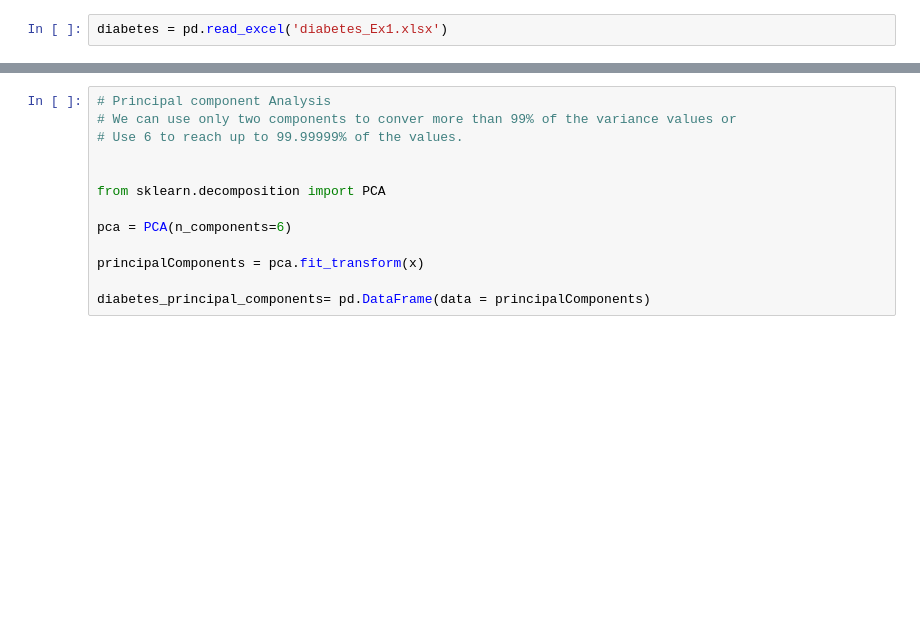
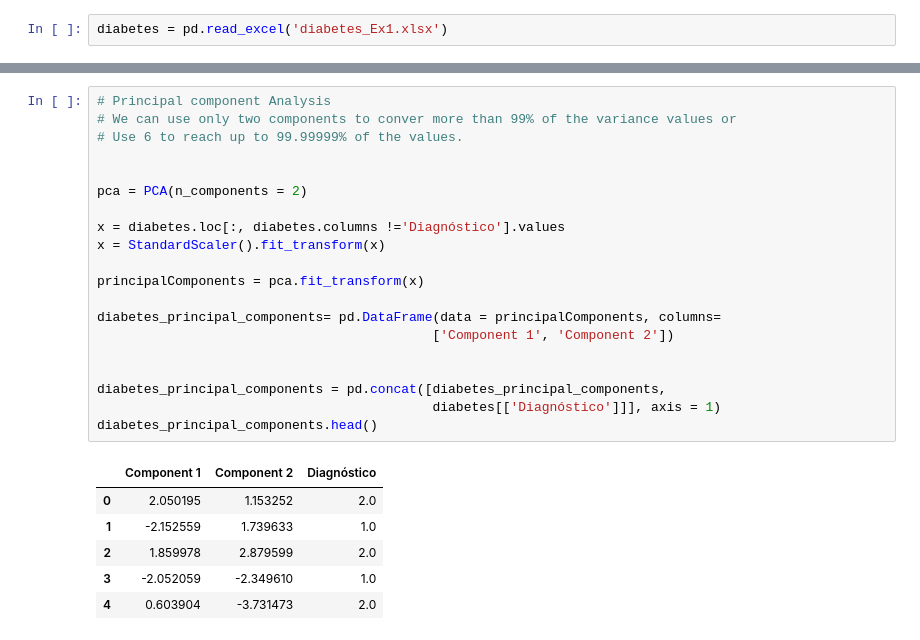
Before and after one commit to carvalheirafc/deep_learning_stuff, a Jupyter notebook: diabetes/statistical_analysis/diabetes_pca_analysis.ipynb, the cells around one changed output, grey strips where cells are left out. Drawn from its saved outputs; the diff is of its cells as text; blank space fills up the shorter version.

```diff
--- a/diabetes/statistical_analysis/diabetes_pca_analysis.ipynb
+++ b/diabetes/statistical_analysis/diabetes_pca_analysis.ipynb
@@ -72,13 +65,27 @@ Y Matrix >> (768, 1)
 # %%
 # Principal component Analysis
 # We can use only two components to conver more than 99% of the variance values or
 # Use 6 to reach up to 99.99999% of the values.
 
 
-from sklearn.decomposition import PCA
+pca = PCA(n_components = 2)
 
-pca = PCA(n_components=6)
+x = diabetes.loc[:, diabetes.columns !='Diagnóstico'].values
+x = StandardScaler().fit_transform(x)
 
 principalComponents = pca.fit_transform(x)
 
-diabetes_principal_components= pd.DataFrame(data = principalComponents)
+diabetes_principal_components= pd.DataFrame(data = principalComponents, columns=
+                                           ['Component 1', 'Component 2'])
+
+
+diabetes_principal_components = pd.concat([diabetes_principal_components,
+                                           diabetes[['Diagnóstico']]], axis = 1)
+diabetes_principal_components.head()
+# %% [output]
+|  | Component 1 | Component 2 | Diagnóstico |
+| 0 | 2.050195 | 1.153252 | 2.0 |
+| 1 | -2.152559 | 1.739633 | 1.0 |
+| 2 | 1.859978 | 2.879599 | 2.0 |
+| 3 | -2.052059 | -2.349610 | 1.0 |
+| 4 | 0.603904 | -3.731473 | 2.0 |
```
Also changed, not shown: parts of 6 cells of this notebook.
